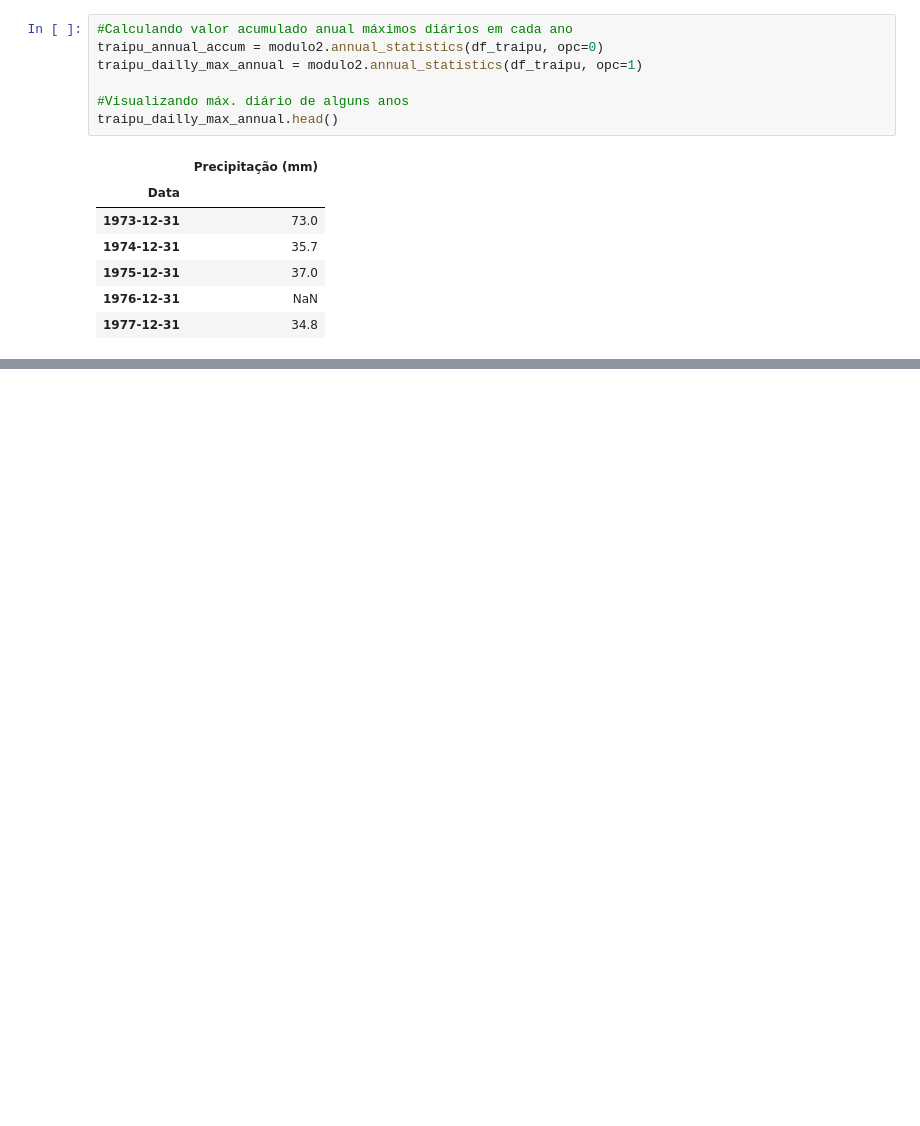
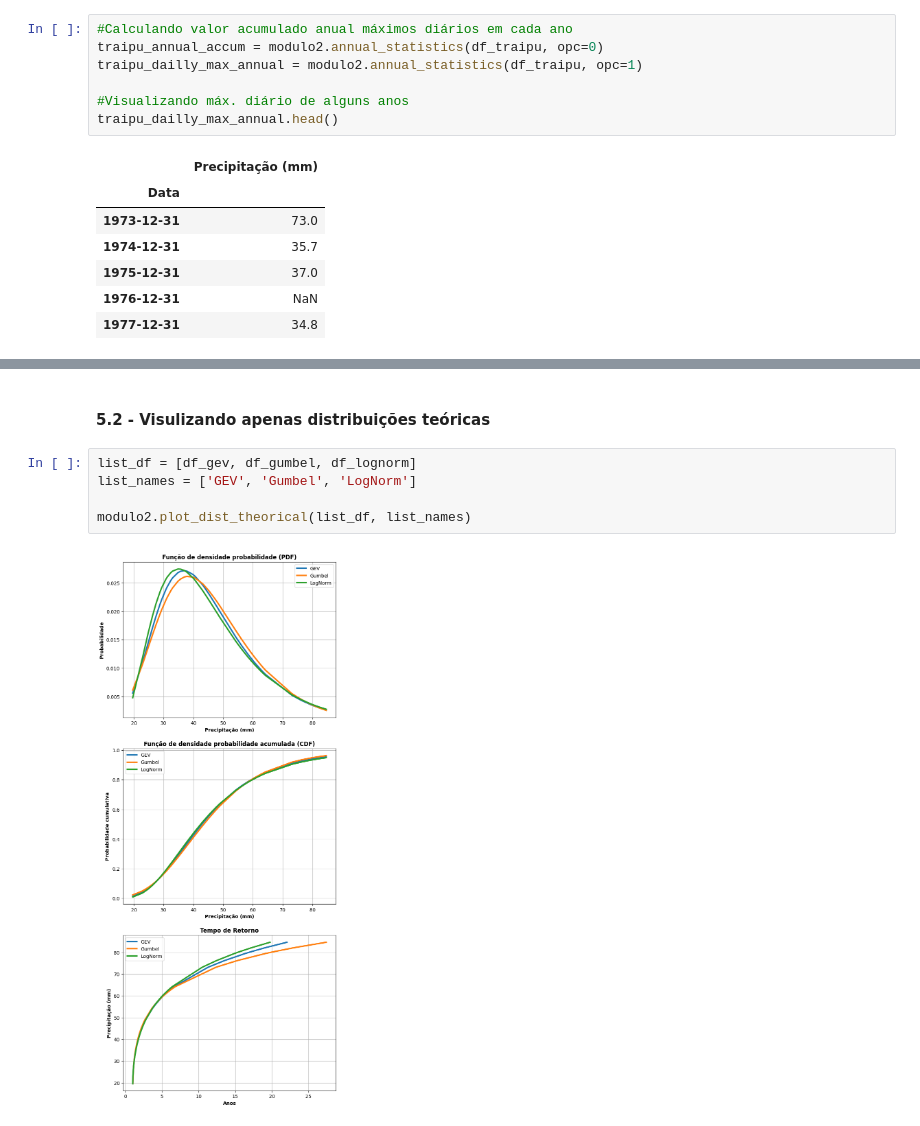
Before and after one commit to flow-ufal/gpm_precipitation_tools, a Jupyter notebook: modulos_tratamento_dados/exemplos/exemplo-modulo2.ipynb, the cells around one changed output, grey strips where cells are left out. Drawn from its saved outputs; the diff is of its cells as text; blank space fills up the shorter version.

```diff
--- a/modulos_tratamento_dados/exemplos/exemplo-modulo2.ipynb
+++ b/modulos_tratamento_dados/exemplos/exemplo-modulo2.ipynb
@@ -88,0 +112,9 @@ TypeError: only length-1 arrays can be converted to Python scalars
+# %% [markdown]
+#### 5.2 - Visulizando apenas distribuições teóricas
+# %%
+list_df = [df_gev, df_gumbel, df_lognorm]
+list_names = ['GEV', 'Gumbel', 'LogNorm']
+
+modulo2.plot_dist_theorical(list_df, list_names)
+# %% [output]
+[figure, added]
```
Also changed, not shown: parts of 14 cells of this notebook, 2 other files.
